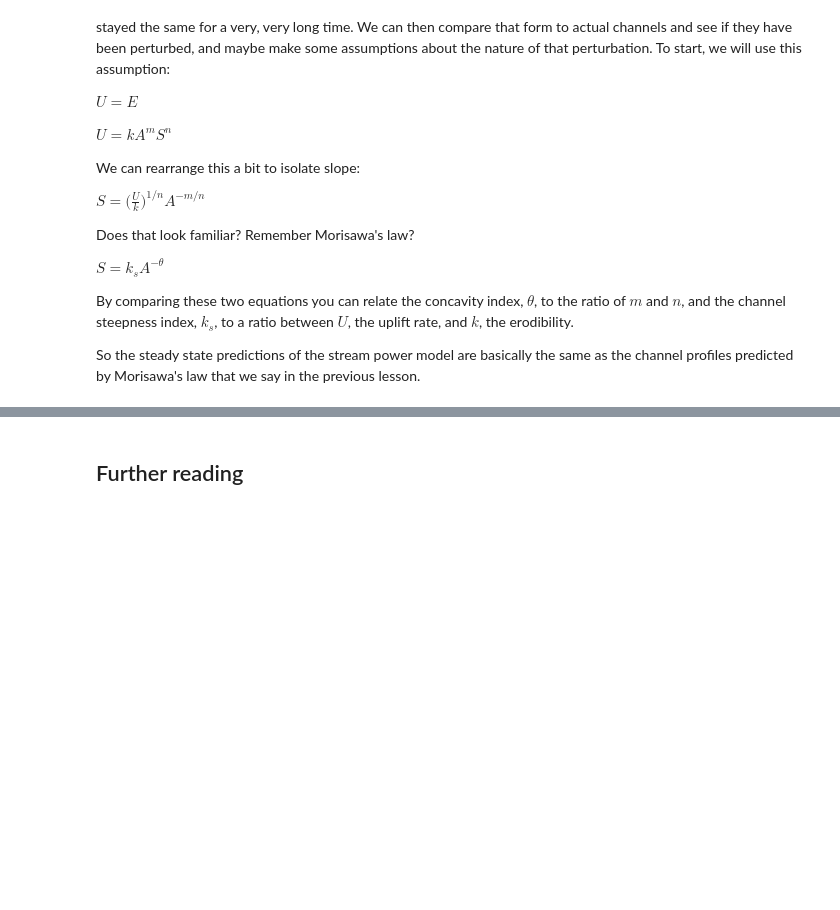
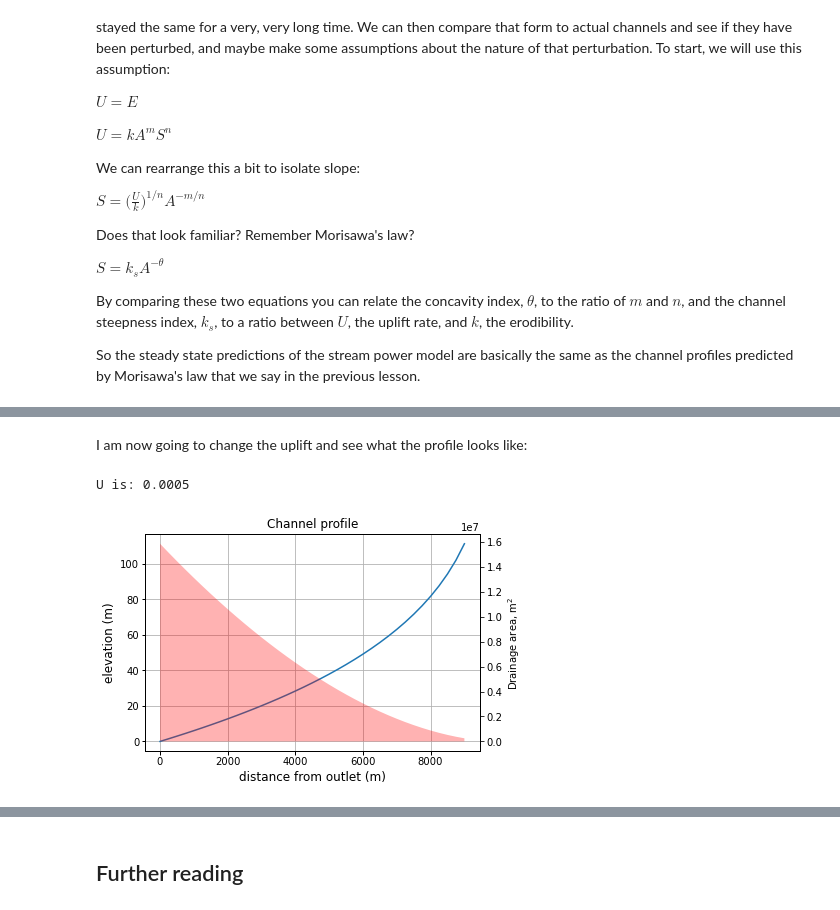
Before and after one commit to simon-m-mudd/smm_teaching_notebooks, a Jupyter notebook: Channel_incision/Lesson_02_stream_power.ipynb, the cells around one changed output, grey strips where cells are left out. Cells and saved outputs as stored; diff of their text form; code cells hidden in the pictures; blank space fills up the shorter version.

```diff
--- a/Channel_incision/Lesson_02_stream_power.ipynb
+++ b/Channel_incision/Lesson_02_stream_power.ipynb
@@ -45,0 +94,8 @@ So the steady state predictions of the stream power model are basically the same
+# %% [markdown]
+I am now going to change the uplift and see what the profile looks like:
+# %%
+final_elevation = first_channel.set_U_values(U = 0.0005)
+first_channel.plot_ss_channel(show_figure = True, print_to_file = False,show_area=True)
+# %% [output]
+U is: 0.0005
+[figure, added]
```
Also changed, not shown: parts of 14 cells of this notebook, 1 other file.
